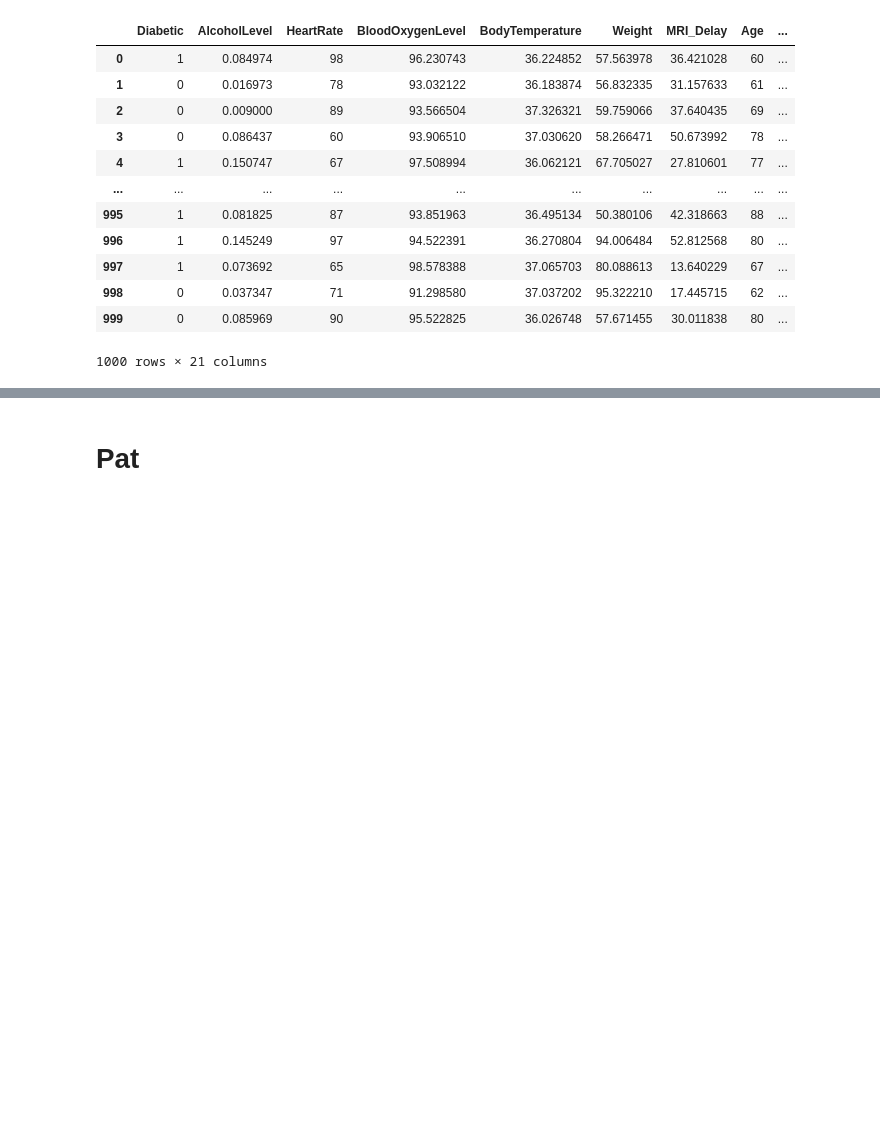
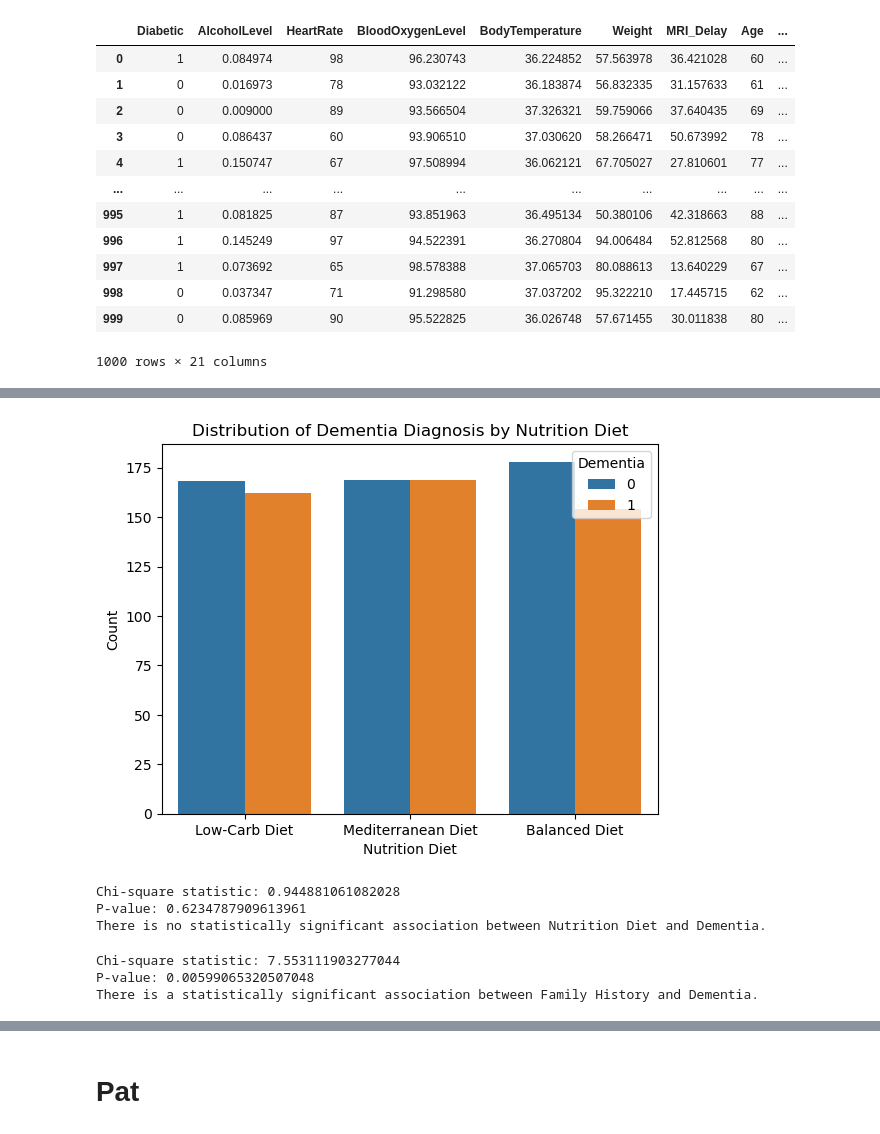
Before and after one commit to Feda2020/project_one_dementia, a Jupyter notebook: main.ipynb, the cells around one changed output, grey strips where cells are left out. Cells and saved outputs as stored; diff of their text form; code cells hidden in the pictures; blank space fills up the shorter version.

```diff
--- a/main.ipynb
+++ b/main.ipynb
@@ -129,0 +185,46 @@ dementia_df_cleaned
+# %%
+# Create a bar plot of Nutrition_Diet vs Dementia diagnosis
+sns.countplot(data=dementia_df, x="Nutrition_Diet", hue="Dementia")
+
+plt.title("Distribution of Dementia Diagnosis by Nutrition Diet")
+plt.ylabel("Count")
+plt.xlabel("Nutrition Diet")
+plt.show()
+# %% [output]
+[figure, added]
+# %%
+# Contingency table between Nutrition_Diet and Dementia
+contingency_table = pd.crosstab(dementia_df["Nutrition_Diet"], dementia_df["Dementia"])
+
+# Perform the Chi-square test
+chi2, p, dof, expected = stats.chi2_contingency(contingency_table)
+
+print(f"Chi-square statistic: {chi2}")
+print(f"P-value: {p}")
+
+if p < 0.05:
+    print("There is a statistically significant association between Nutrition Diet and Dementia.")
+else:
+    print("There is no statistically significant association between Nutrition Diet and Dementia.")
+# %% [output]
+Chi-square statistic: 0.944881061082028
+P-value: 0.6234787909613961
+There is no statistically significant association between Nutrition Diet and Dementia.
+# %%
+# Contingency table between Nutrition_Diet and Dementia
+contingency_table = pd.crosstab(dementia_df["Family_History"], dementia_df["Dementia"])
+
+# Perform the Chi-square test
+chi2, p, dof, expected = stats.chi2_contingency(contingency_table)
+
+print(f"Chi-square statistic: {chi2}")
+print(f"P-value: {p}")
+
+if p < 0.05:
+    print("There is a statistically significant association between Family History and Dementia.")
+else:
+    print("There is no statistically significant association between Family History and Dementia.")
+# %% [output]
+Chi-square statistic: 7.553111903277044
+P-value: 0.00599065320507048
+There is a statistically significant association between Family History and Dementia.
```
Also changed, not shown: parts of 11 cells of this notebook.
